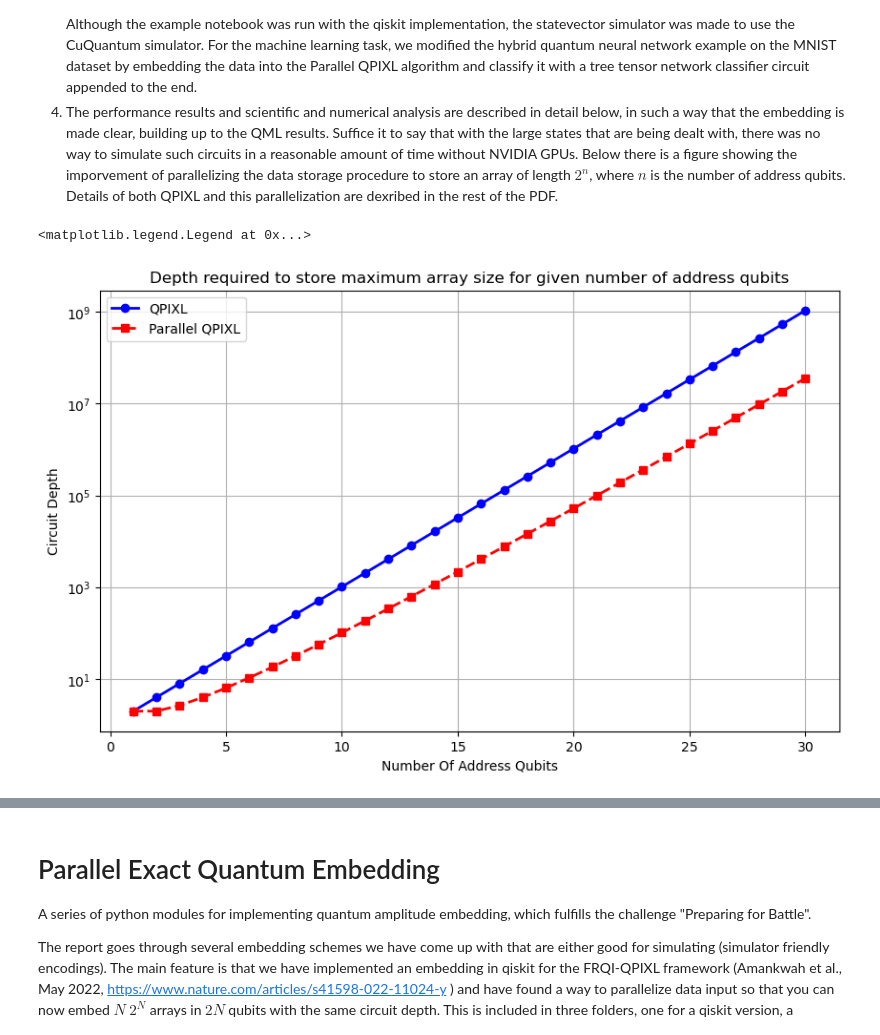
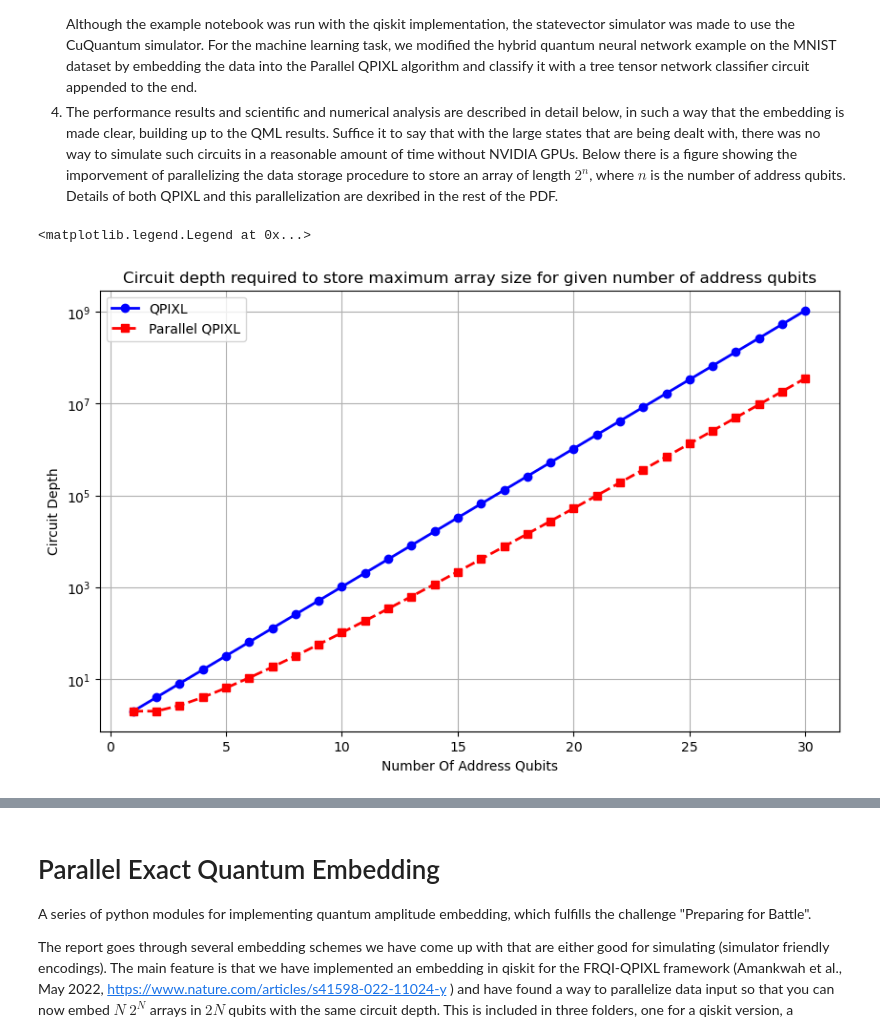
Before and after one commit to HeidelbergQuantum/qhack2024, a Jupyter notebook: FINAL_submission/Qpixl_parallel_test.ipynb, the cells around one changed output, grey strips where cells are left out. Saved outputs shown, nothing was run; the diff lists cells and outputs as text; code cells hidden in the pictures.

```diff
--- a/FINAL_submission/Qpixl_parallel_test.ipynb
+++ b/FINAL_submission/Qpixl_parallel_test.ipynb
@@ -7,24 +7,24 @@
 # %%
 import matplotlib.pyplot as plt
 
 x = list(range(1,31))
 y1 = [2**i for i in x]
 y2 = [i/j for i,j in zip(y1,x)]
 
 fig, ax = plt.subplots(figsize=(10, 6))
 
 # Plot the first line
 plt.plot(x, y1, label='QPIXL', color='b', marker='o', linestyle='-', linewidth=2)
 
 # Plot the second line
 plt.plot(x, y2, label='Parallel QPIXL', color='r', marker='s', linestyle='--', linewidth=2)
 plt.yscale('log')
 # Customize the plot
-plt.title('Depth required to store maximum array size for given number of address qubits')
+plt.title('Circuit depth required to store maximum array size for given number of address qubits')
 plt.xlabel('Number Of Address Qubits')
 plt.ylabel('Circuit Depth')
 plt.grid(True)
 plt.legend()
 # %% [output]
 <matplotlib.legend.Legend at 0x...>
-[figure, old version]
+[figure, new version]
```
Also changed, not shown: parts of 7 cells of this notebook.
